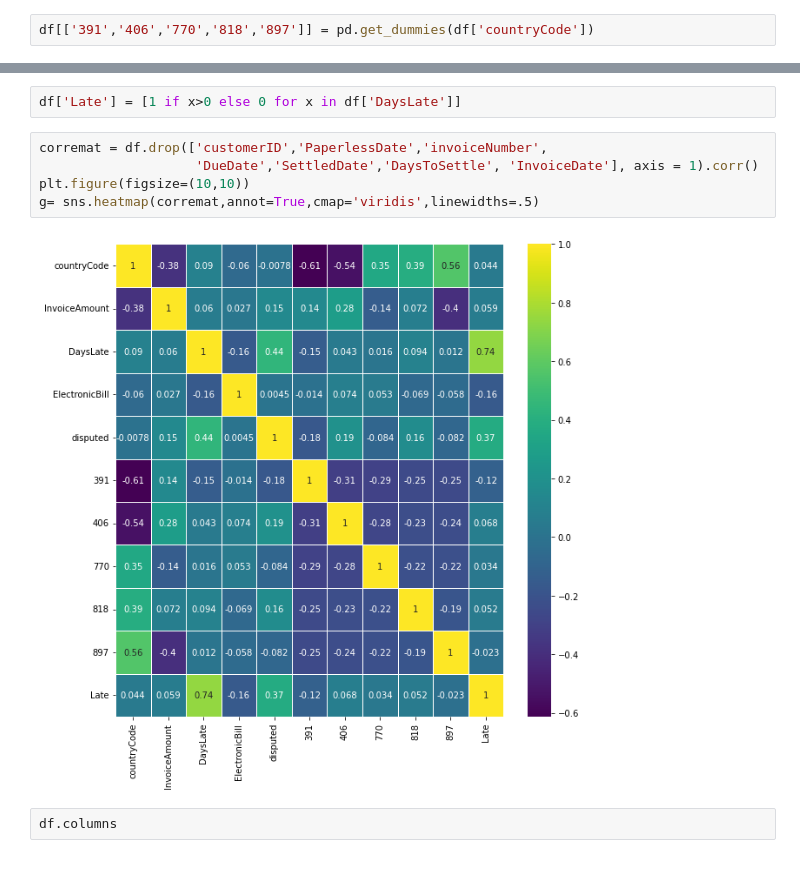
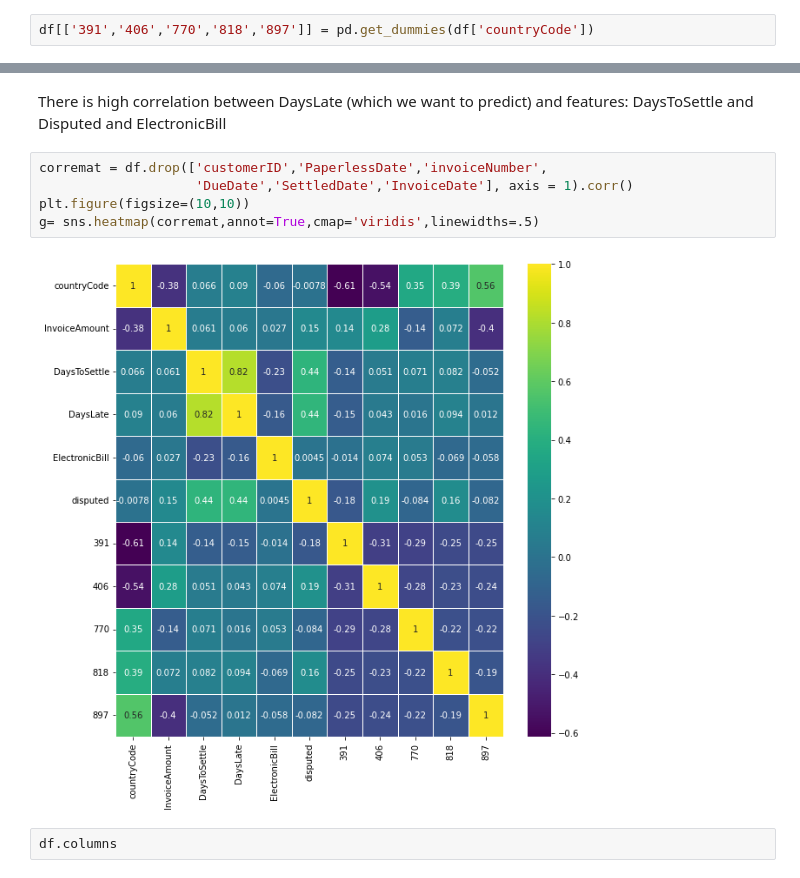
Before and after one commit to Soudihub/Tableau-Project-BI, a Jupyter notebook: regression_models.ipynb, the cells around one changed output, grey strips where cells are left out. Saved outputs shown, nothing was run; the diff lists cells and outputs as text.

```diff
--- a/regression_models.ipynb
+++ b/regression_models.ipynb
@@ -62,15 +62,15 @@ df.head()
 | 2 | 391 | 2820-XGXSB | 1/26/2012 | 9231909 | 7/3/2013 | 8/2/2013 | 65.88 | No | ... |
 | 3 | 406 | 9322-YCTQO | 4/6/2012 | 9888306 | 2/10/2013 | 3/12/2013 | 105.92 | No | ... |
 | 4 | 818 | 6627-ELFBK | 11/26/2012 | 15752855 | 10/25/2012 | 11/24/2012 | 72.27 | Yes | ... |
-# %%
-df['Late'] = [1 if x>0 else 0 for x in df['DaysLate']]
+# %% [markdown]
+There is high correlation between DaysLate (which we want to predict) and features: DaysToSettle and Disputed and ElectronicBill
 # %%
 corremat = df.drop(['customerID','PaperlessDate','invoiceNumber',
-                    'DueDate','SettledDate','DaysToSettle', 'InvoiceDate'], axis = 1).corr()
+                    'DueDate','SettledDate','InvoiceDate'], axis = 1).corr()
 plt.figure(figsize=(10,10))
 g= sns.heatmap(corremat,annot=True,cmap='viridis',linewidths=.5)
 # %% [output]
-[figure, old version]
+[figure, new version]
 # %%
 df.columns
 # %% [output]
```
Also changed, not shown: parts of 15 cells of this notebook.
